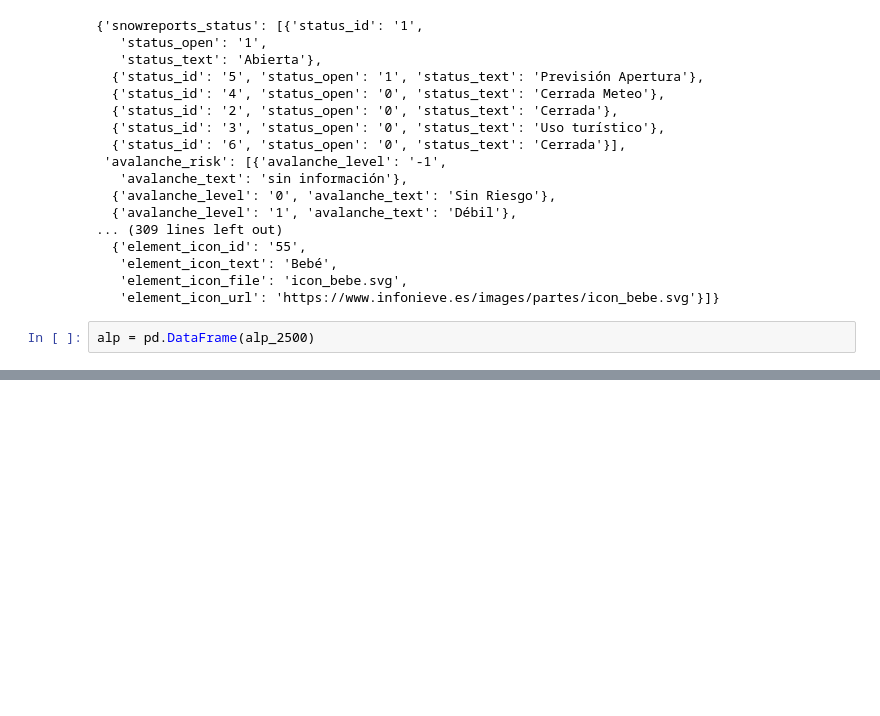
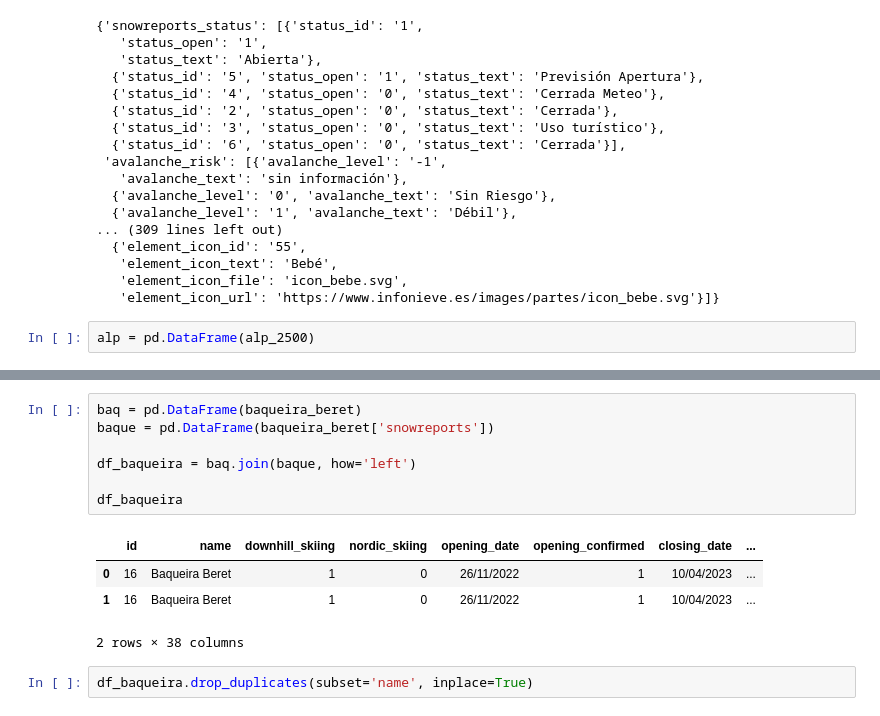
Before and after one commit to victorjgg14/proyecto_estaciones, a Jupyter notebook: proyecto_infonieve.ipynb, the cells around one changed output, grey strips where cells are left out. Drawn from its saved outputs; the diff is of its cells as text; blank space fills up the shorter version.

```diff
--- a/proyecto_infonieve.ipynb
+++ b/proyecto_infonieve.ipynb
@@ -292,0 +287,14 @@ df.iloc[1].id
+# %%
+baq = pd.DataFrame(baqueira_beret)
+baque = pd.DataFrame(baqueira_beret['snowreports'])
+
+df_baqueira = baq.join(baque, how='left')
+
+df_baqueira
+# %% [output]
+|  | id | name | downhill_skiing | nordic_skiing | opening_date | opening_confirmed | closing_date | ... |
+| 0 | 16 | Baqueira Beret | 1 | 0 | 26/11/2022 | 1 | 10/04/2023 | ... |
+| 1 | 16 | Baqueira Beret | 1 | 0 | 26/11/2022 | 1 | 10/04/2023 | ... |
+2 rows × 38 columns
+# %%
+df_baqueira.drop_duplicates(subset='name', inplace=True)
```
Also changed, not shown: parts of 42 cells of this notebook.
